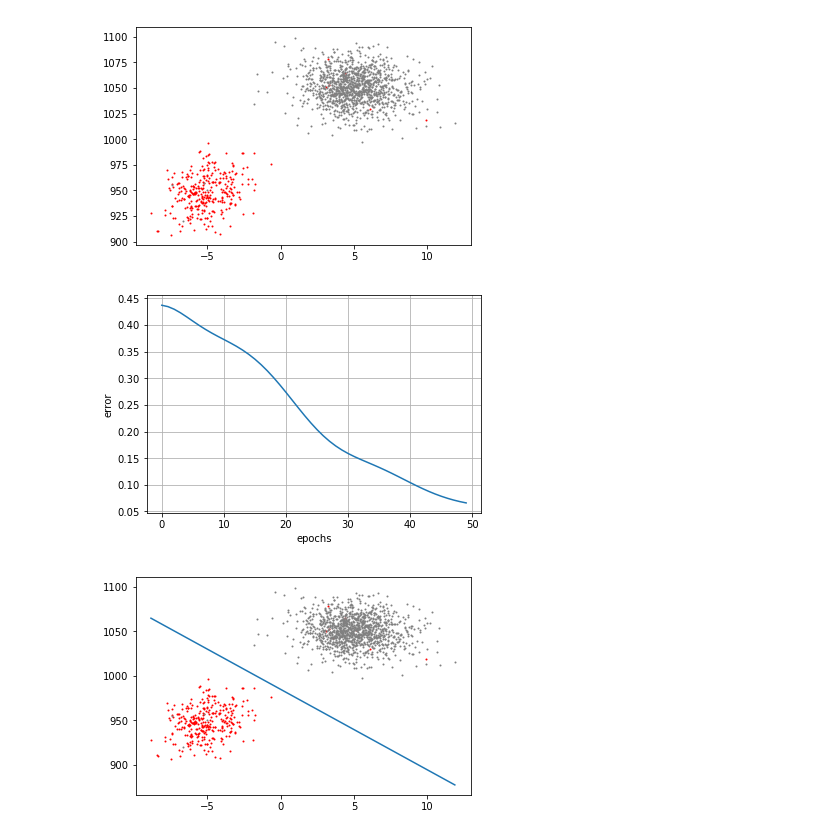
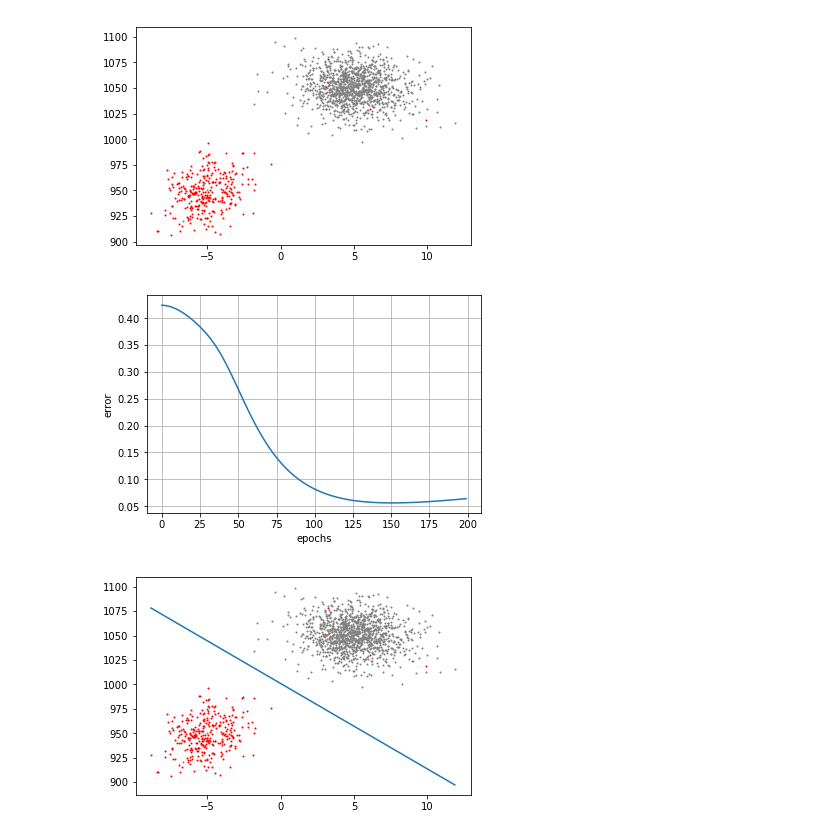
Before and after one commit to Sladge17/logistic_regression, a Jupyter notebook: gryffindor.ipynb, the cells around one changed output. Cells and saved outputs as stored; diff of their text form; code cells hidden in the pictures.

Commit message:
change delta calculation

```diff
--- a/gryffindor.ipynb
+++ b/gryffindor.ipynb
@@ -15,6 +15,7 @@ df.head()
 | 3 | Gryffindor | -6.497214 | -6.977428 | 4.026 | -537.001128 | 523.982133 | ... |
 | 4 | Gryffindor | -7.820623 | NaN | 2.236 | -444.262537 | 599.324514 | ... |
 # %%
+target = 'Gryffindor'
 df = df[['Hogwarts House', 'History of Magic', 'Transfiguration']]
 df.head()
 # %% [output]
@@ -40,7 +41,7 @@ plt.show()
 def normalization(target, val_min, val_max):
     return (target - val_min) / (val_max - val_min)
 
-y =  np.array(list(map(lambda x: 0 if x == 'Gryffindor' else 1,
+y =  np.array(list(map(lambda x: 0 if x == target else 1,
                         df.values[:, 0])))
 x = df.values[:, 1:].astype(np.float32)
 x_minmax0 = np.array([x[:, 0].min(), x[:, 0].max()])
@@ -62,14 +63,15 @@ def loss_log(y, predict):
 weight = np.random.random(x.shape[1])
 delta = np.zeros(weight.size, np.float32)
 alpha = np.array([0.0001] * weight.size, np.float32)
-epochs = 50
+epochs = 200
 error = np.zeros(epochs, np.float32)
 for j in range(epochs):
     predict = sigmoid(x @ weight)
     error[j] = loss_log(y, predict)
     for i in range(x.shape[0]):
         predict = sigmoid(x[i] @ weight)
-        delta += (predict - y[i]) * x[i]
+        # delta += (predict - y[i]) * x[i]
+        delta += (predict - y[i]) * predict * (1 - predict) * x[i]
     weight -= delta * alpha
 # %%
 plt.plot(range(epochs), error)
@@ -78,15 +80,15 @@ plt.ylabel('error')
 plt.grid()
 plt.show()
 # %% [output]
-[figure, old version]
+[figure, new version]
 # %%
-plt.scatter(df[df['Hogwarts House'] == 'Gryffindor']['History of Magic'], df[df['Hogwarts House'] == 'Gryffindor']['Transfiguration'], color='red', s=1)
-plt.scatter(df[df['Hogwarts House'] != 'Gryffindor']['History of Magic'], df[df['Hogwarts House'] != 'Gryffindor']['Transfiguration'], color='gray', s=1)
+plt.scatter(df[df['Hogwarts House'] == target]['History of Magic'], df[df['Hogwarts House'] == target]['Transfiguration'], color='red', s=1)
+plt.scatter(df[df['Hogwarts House'] != target]['History of Magic'], df[df['Hogwarts House'] != target]['Transfiguration'], color='gray', s=1)
 
 divider_x0 = x_minmax0
 divider_x1 = -(normalization(x_minmax0, *x_minmax0) * weight[0] + weight[2]) / weight[1]
 divider_x1 = divider_x1 * (x_minmax1[1] - x_minmax1[0]) + x_minmax1[0]
 plt.plot(divider_x0, divider_x1)
 plt.show()
 # %% [output]
-[figure, old version]
+[figure, new version]
```
Also changed, not shown: parts of 1 cell of this notebook, 4 other files.
